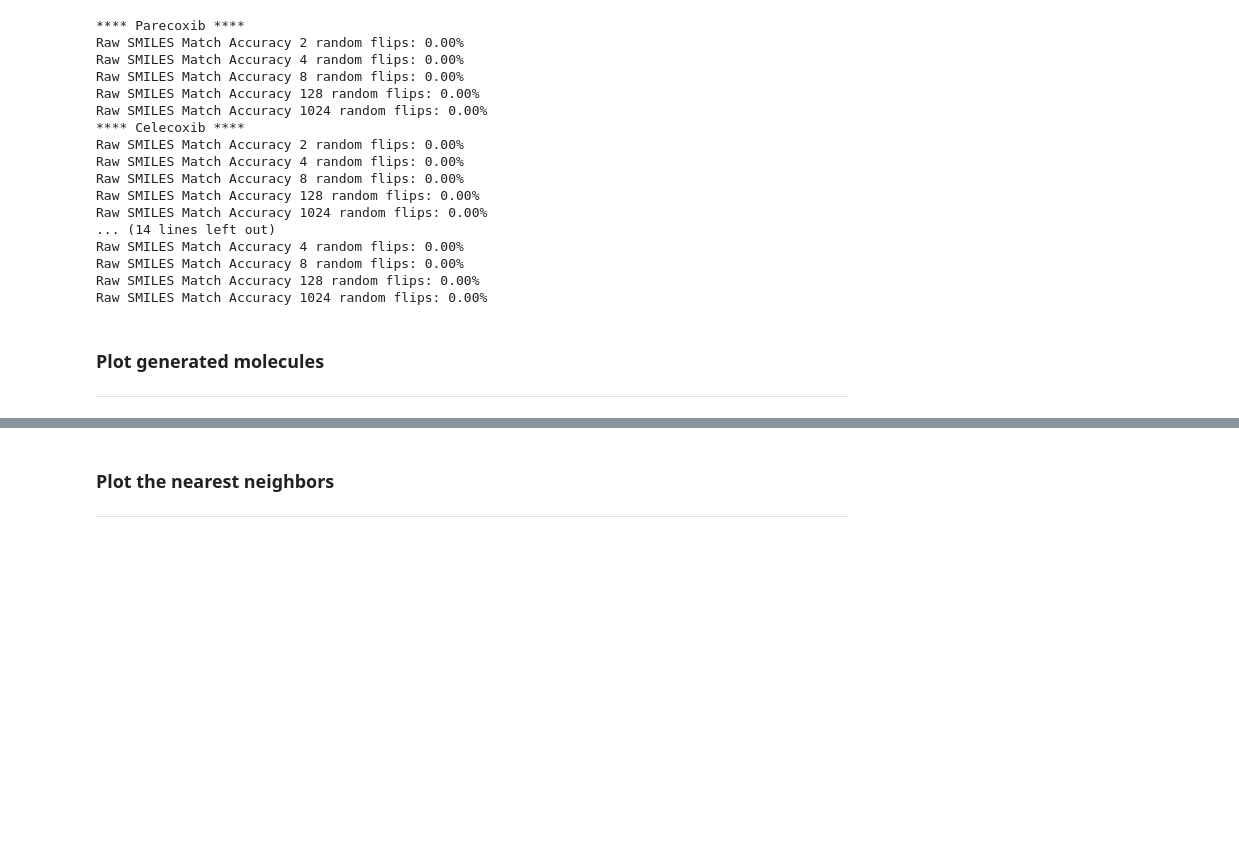
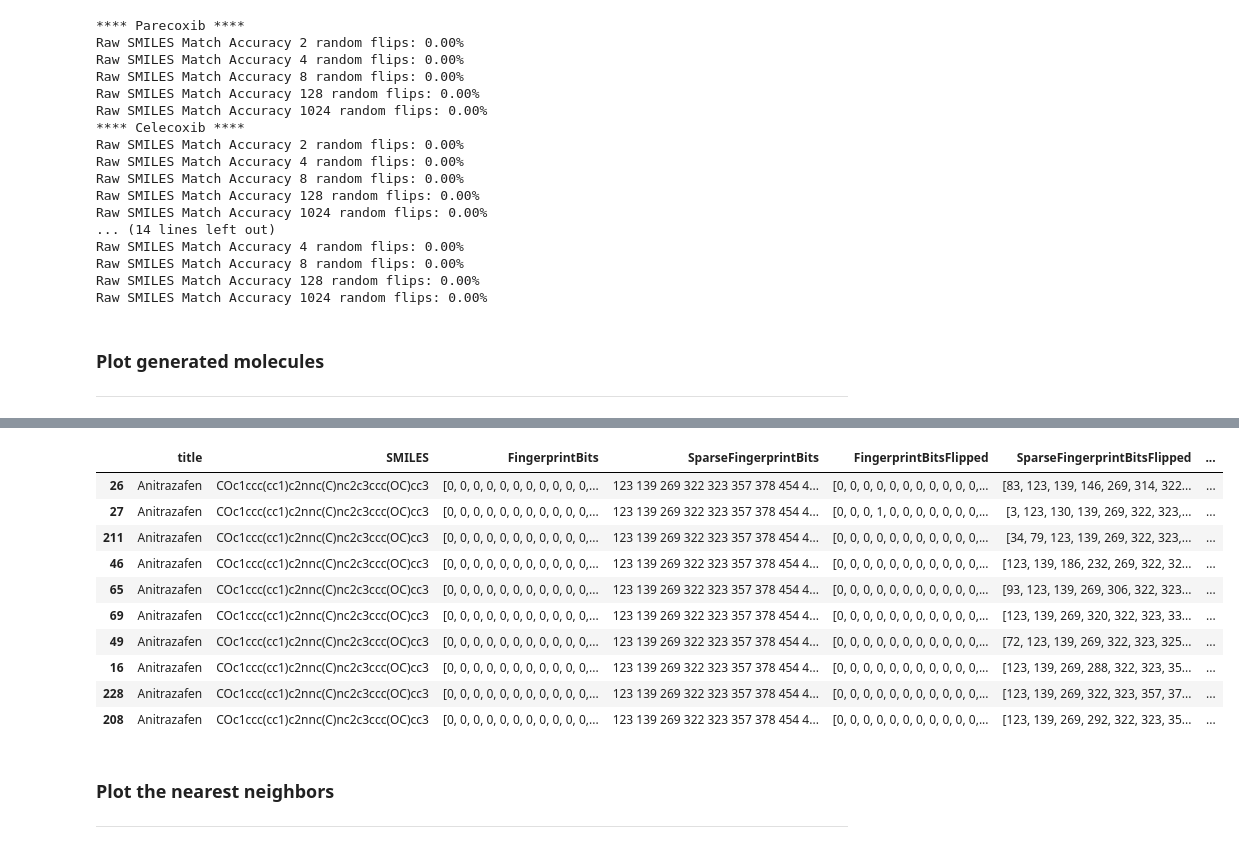
Before and after one commit to NilsDunlop/Flip2Mol, a Jupyter notebook: src/7_bit_flipping_nn_tanimoto_2.ipynb, the cells around one changed output, grey strips where cells are left out. Cells and saved outputs as stored; diff of their text form; code cells hidden in the pictures; blank space fills up the shorter version.

```diff
--- a/src/7_bit_flipping_nn_tanimoto_2.ipynb
+++ b/src/7_bit_flipping_nn_tanimoto_2.ipynb
@@ -978,3 +988,20 @@ plot_all_molecules(anitrazafen_df_1024,1024)
+# %%
+# Sort DataFrame by Tanimoto similarity in descending order
+anitrazafen_df_8_sorted = anitrazafen_df_8.sort_values(by='Tanimoto', ascending=True)
+
+anitrazafen_df_8_sorted.head(10)
+# %% [output]
+|  | title | SMILES | FingerprintBits | SparseFingerprintBits | FingerprintBitsFlipped | SparseFingerprintBitsFlipped | ... |
+| 26 | Anitrazafen | COc1ccc(cc1)c2nnc(C)nc2c3ccc(OC)cc3 | [0, 0, 0, 0, 0, 0, 0, 0, 0, 0, 0,... | 123 139 269 322 323 357 378 454 4... | [0, 0, 0, 0, 0, 0, 0, 0, 0, 0, 0,... | [83, 123, 139, 146, 269, 314, 322... | ... |
+| 27 | Anitrazafen | COc1ccc(cc1)c2nnc(C)nc2c3ccc(OC)cc3 | [0, 0, 0, 0, 0, 0, 0, 0, 0, 0, 0,... | 123 139 269 322 323 357 378 454 4... | [0, 0, 0, 1, 0, 0, 0, 0, 0, 0, 0,... | [3, 123, 130, 139, 269, 322, 323,... | ... |
+| 211 | Anitrazafen | COc1ccc(cc1)c2nnc(C)nc2c3ccc(OC)cc3 | [0, 0, 0, 0, 0, 0, 0, 0, 0, 0, 0,... | 123 139 269 322 323 357 378 454 4... | [0, 0, 0, 0, 0, 0, 0, 0, 0, 0, 0,... | [34, 79, 123, 139, 269, 322, 323,... | ... |
+| 46 | Anitrazafen | COc1ccc(cc1)c2nnc(C)nc2c3ccc(OC)cc3 | [0, 0, 0, 0, 0, 0, 0, 0, 0, 0, 0,... | 123 139 269 322 323 357 378 454 4... | [0, 0, 0, 0, 0, 0, 0, 0, 0, 0, 0,... | [123, 139, 186, 232, 269, 322, 32... | ... |
+| 65 | Anitrazafen | COc1ccc(cc1)c2nnc(C)nc2c3ccc(OC)cc3 | [0, 0, 0, 0, 0, 0, 0, 0, 0, 0, 0,... | 123 139 269 322 323 357 378 454 4... | [0, 0, 0, 0, 0, 0, 0, 0, 0, 0, 0,... | [93, 123, 139, 269, 306, 322, 323... | ... |
+| 69 | Anitrazafen | COc1ccc(cc1)c2nnc(C)nc2c3ccc(OC)cc3 | [0, 0, 0, 0, 0, 0, 0, 0, 0, 0, 0,... | 123 139 269 322 323 357 378 454 4... | [0, 0, 0, 0, 0, 0, 0, 0, 0, 0, 0,... | [123, 139, 269, 320, 322, 323, 33... | ... |
+| 49 | Anitrazafen | COc1ccc(cc1)c2nnc(C)nc2c3ccc(OC)cc3 | [0, 0, 0, 0, 0, 0, 0, 0, 0, 0, 0,... | 123 139 269 322 323 357 378 454 4... | [0, 0, 0, 0, 0, 0, 0, 0, 0, 0, 0,... | [72, 123, 139, 269, 322, 323, 325... | ... |
+| 16 | Anitrazafen | COc1ccc(cc1)c2nnc(C)nc2c3ccc(OC)cc3 | [0, 0, 0, 0, 0, 0, 0, 0, 0, 0, 0,... | 123 139 269 322 323 357 378 454 4... | [0, 0, 0, 0, 0, 0, 0, 0, 0, 0, 0,... | [123, 139, 269, 288, 322, 323, 35... | ... |
+| 228 | Anitrazafen | COc1ccc(cc1)c2nnc(C)nc2c3ccc(OC)cc3 | [0, 0, 0, 0, 0, 0, 0, 0, 0, 0, 0,... | 123 139 269 322 323 357 378 454 4... | [0, 0, 0, 0, 0, 0, 0, 0, 0, 0, 0,... | [123, 139, 269, 322, 323, 357, 37... | ... |
+| 208 | Anitrazafen | COc1ccc(cc1)c2nnc(C)nc2c3ccc(OC)cc3 | [0, 0, 0, 0, 0, 0, 0, 0, 0, 0, 0,... | 123 139 269 322 323 357 378 454 4... | [0, 0, 0, 0, 0, 0, 0, 0, 0, 0, 0,... | [123, 139, 269, 292, 322, 323, 35... | ... |
 # %% [markdown]
 ### Plot the nearest neighbors
 ***
```
Also changed, not shown: parts of 10 cells of this notebook.
